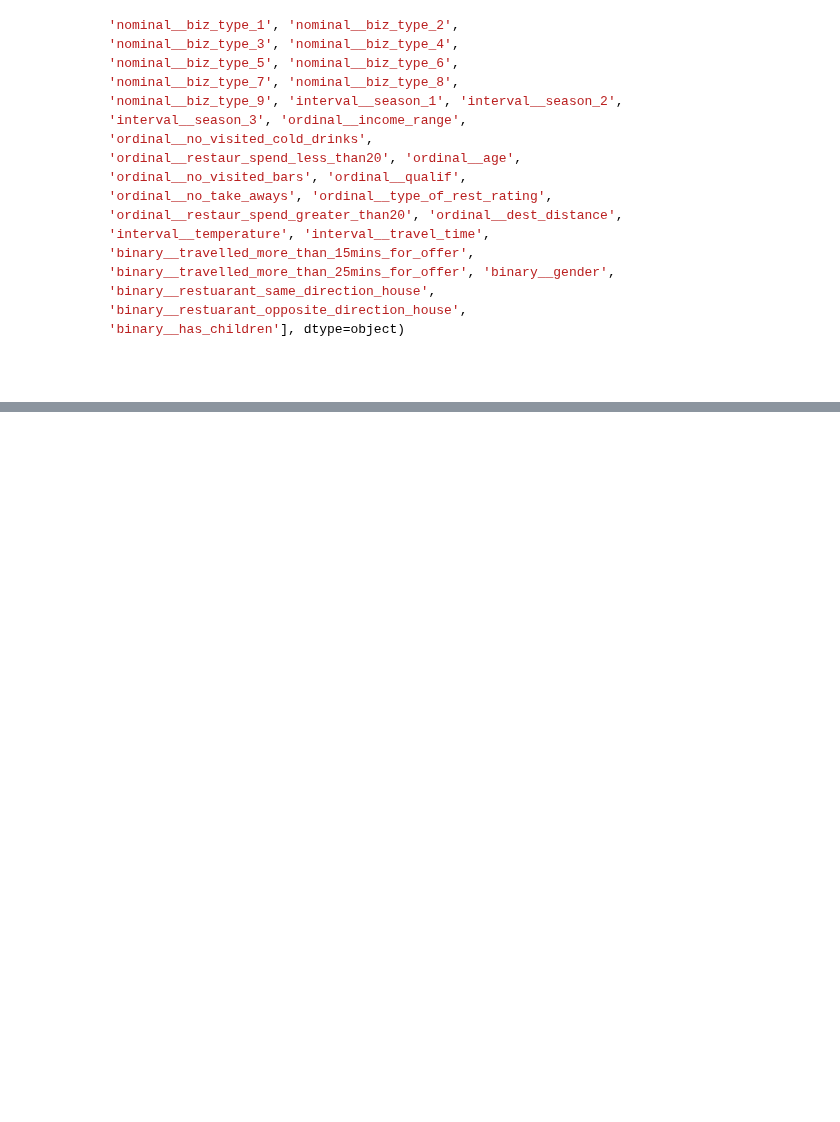
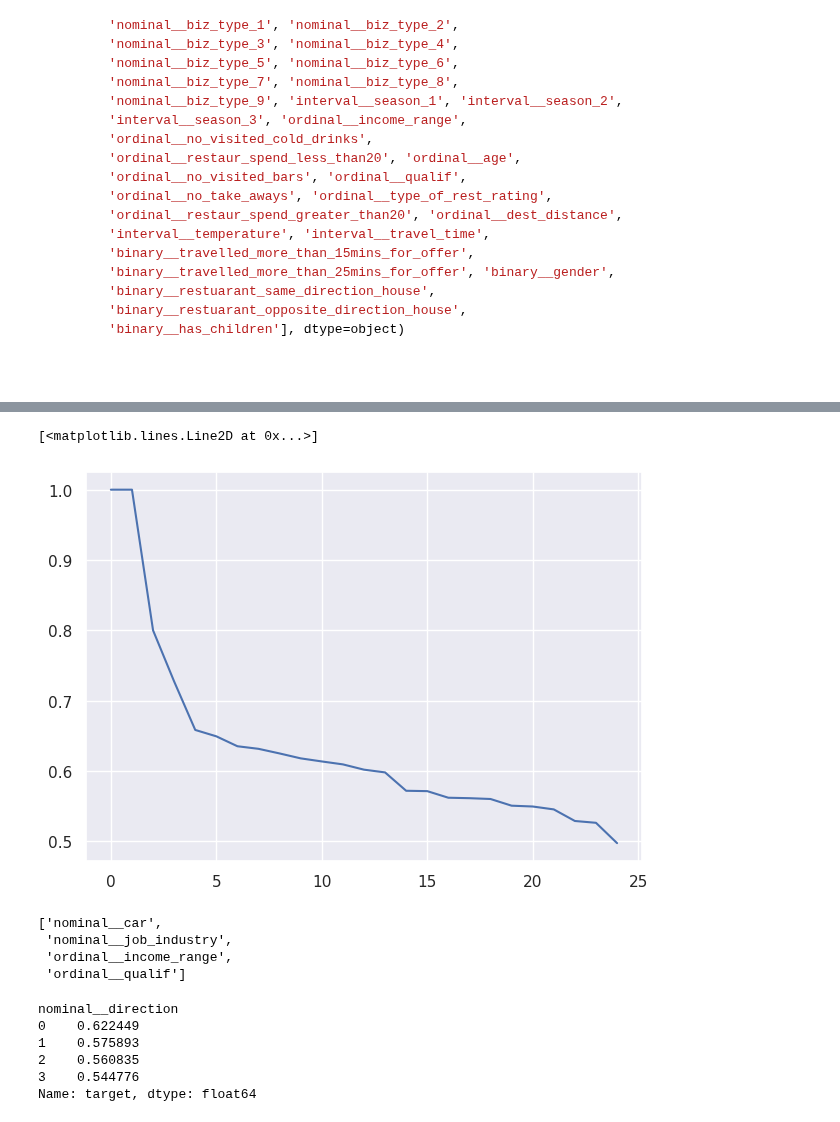
Before and after one commit to risan-raja/msiit, a Jupyter notebook: risan-raja-marketing-strategy-submission-sep-2022.ipynb, the cells around one changed output, grey strips where cells are left out. Drawn from its saved outputs; the diff is of its cells as text; code cells hidden in the pictures; blank space fills up the shorter version.

```diff
--- a/risan-raja-marketing-strategy-submission-sep-2022.ipynb
+++ b/risan-raja-marketing-strategy-submission-sep-2022.ipynb
@@ -1029,0 +1084,4 @@ with parallel_backend('loky'):
+# %%
+X = data[eval_data.columns].copy()
+y = data['target'].copy()
+X_eval = eval_data.copy()
@@ -1159,0 +1360,22 @@ array(['nominal__marital_status_0', 'nominal__marital_status_1',
+# %%
+s = X.groupby('spend_id')['target'].sum()/X.groupby('spend_id')['target'].count()
+plt.plot(s.sort_values(ascending=False).to_list())
+# %% [output]
+[<matplotlib.lines.Line2D at 0x...>]
+[figure, added]
+# %%
+wealth
+# %% [output]
+['nominal__car',
+ 'nominal__job_industry',
+ 'ordinal__income_range',
+ 'ordinal__qualif']
+# %%
+data.groupby('nominal__direction')['target'].sum()/data.groupby('nominal__direction')['target'].count()
+# %% [output]
+nominal__direction
+0    0.622449
+1    0.575893
+2    0.560835
+3    0.544776
+Name: target, dtype: float64
```
Also changed, not shown: parts of 31 cells of this notebook, 3 other files.
